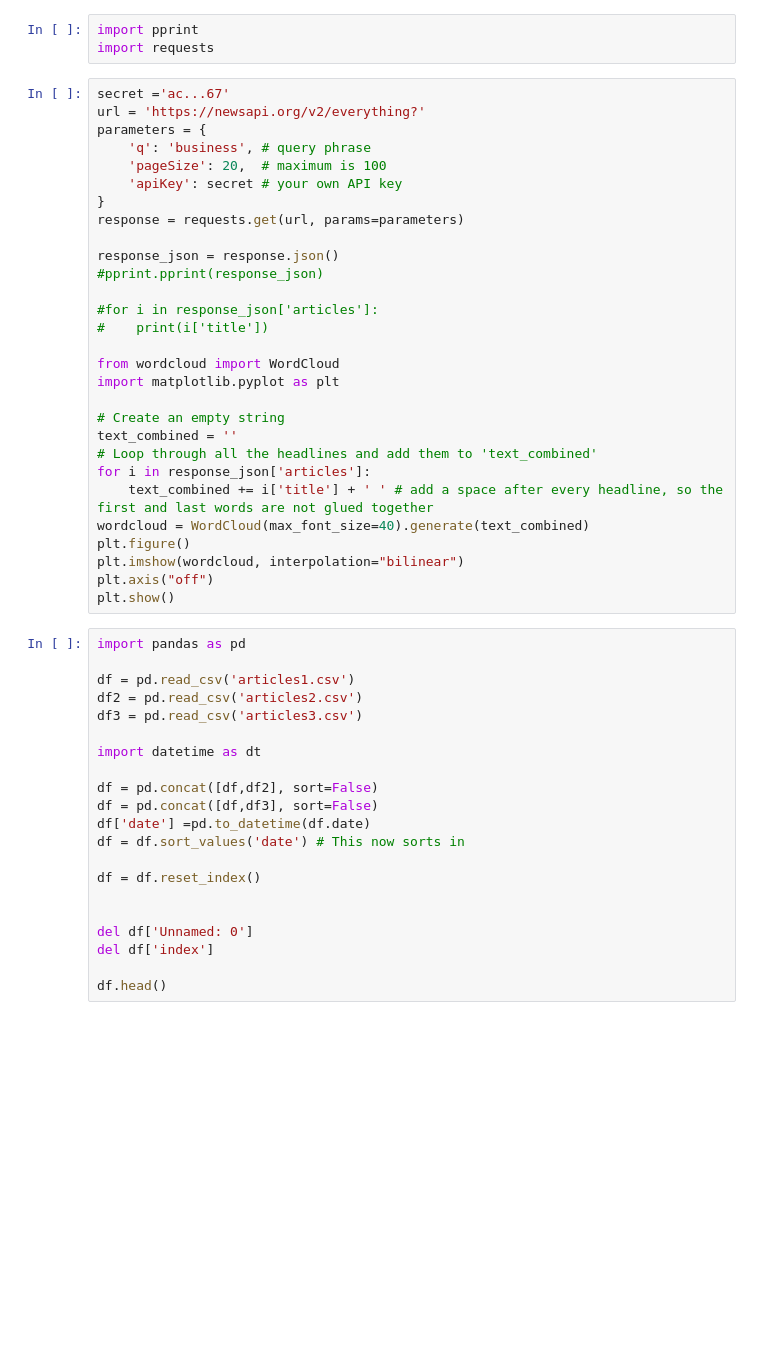
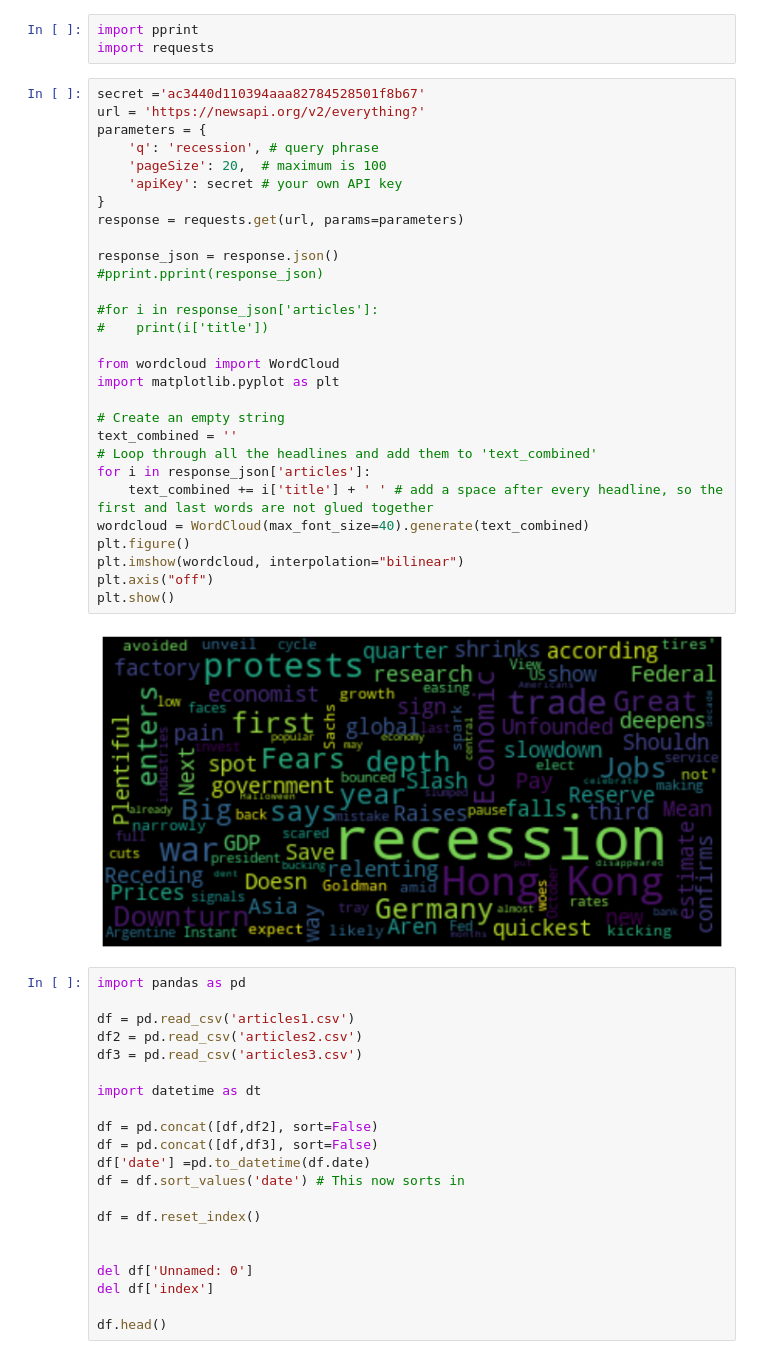
Before and after one commit to brunnatorino/Political-Communication-and-Data-Analytics, a Jupyter notebook: Untitled.ipynb, the cells around one changed output. Drawn from its saved outputs; the diff is of its cells as text; blank space fills up the shorter version.

```diff
--- a/Untitled.ipynb
+++ b/Untitled.ipynb
@@ -2,34 +2,36 @@
 import pprint
 import requests
 # %%
-secret ='ac...67'
+secret ='ac3440d110394aaa82784528501f8b67'
 url = 'https://newsapi.org/v2/everything?'
 parameters = {
-    'q': 'business', # query phrase
+    'q': 'recession', # query phrase
     'pageSize': 20,  # maximum is 100
     'apiKey': secret # your own API key
 }
 response = requests.get(url, params=parameters)
 
 response_json = response.json()
 #pprint.pprint(response_json)
 
 #for i in response_json['articles']:
 #    print(i['title'])
 
 from wordcloud import WordCloud
 import matplotlib.pyplot as plt
 
 # Create an empty string
 text_combined = ''
 # Loop through all the headlines and add them to 'text_combined'
 for i in response_json['articles']:
     text_combined += i['title'] + ' ' # add a space after every headline, so the first and last words are not glued together
 wordcloud = WordCloud(max_font_size=40).generate(text_combined)
 plt.figure()
 plt.imshow(wordcloud, interpolation="bilinear")
 plt.axis("off")
 plt.show()
+# %% [output]
+[figure, added]
 # %%
 import pandas as pd
 
```
Also changed, not shown: parts of 33 cells of this notebook.
